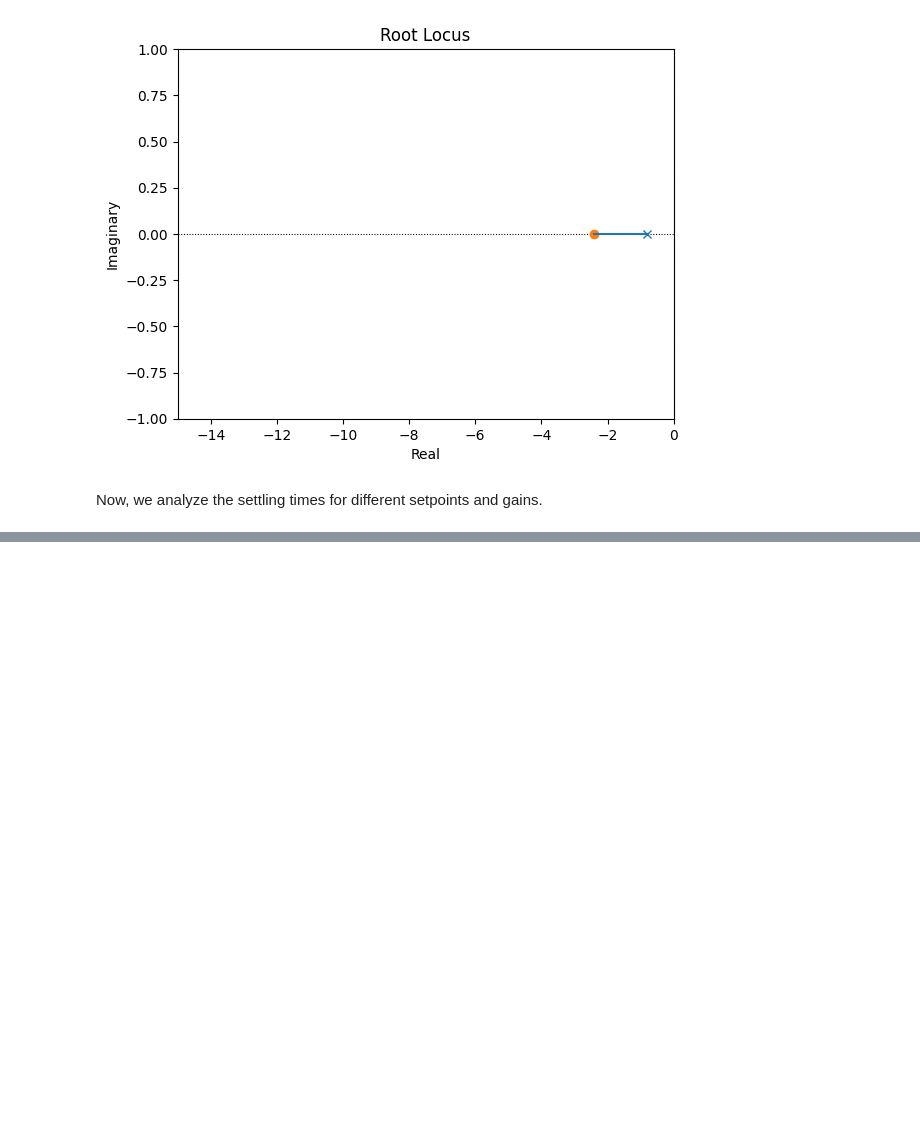
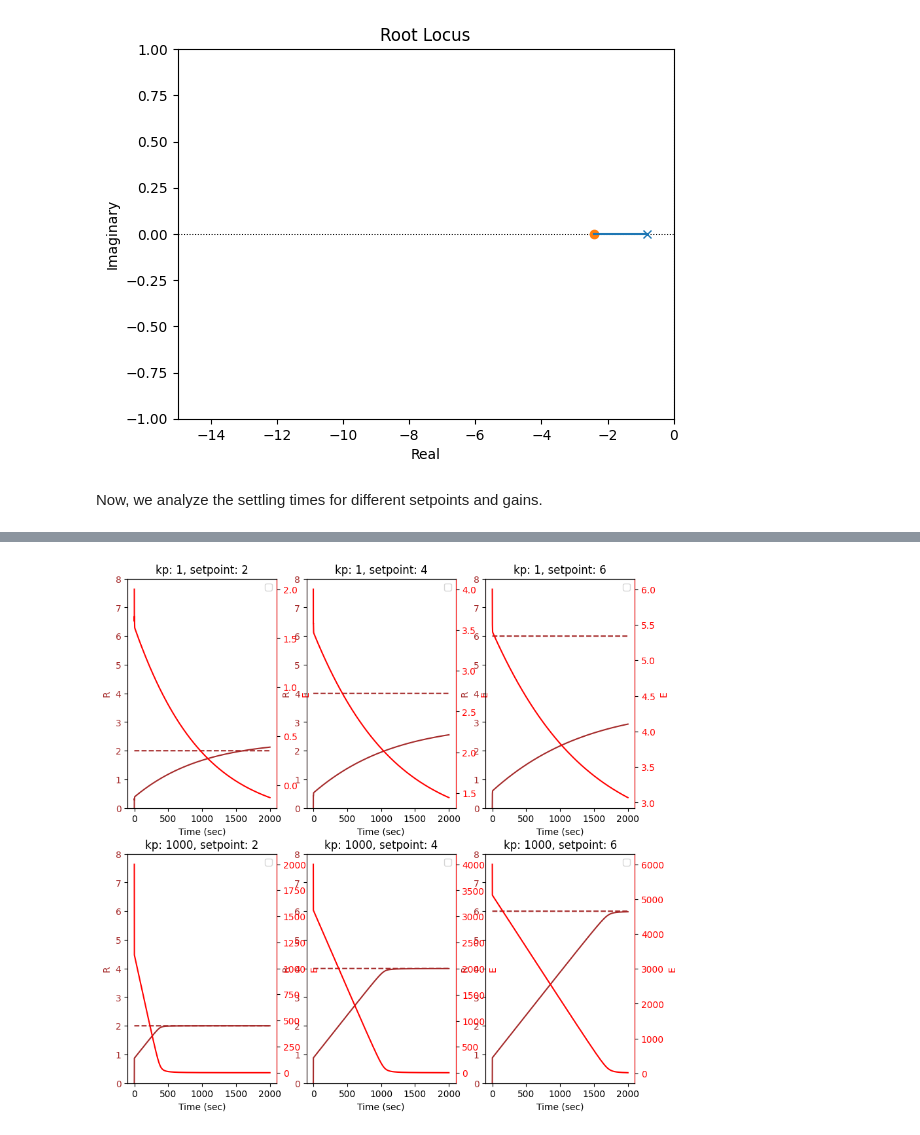
Before and after one commit to ModelEngineering/controlSBML, a Jupyter notebook: examples/Analysis-of-Hepatitus-B.ipynb, the cells around one changed output, grey strips where cells are left out. Drawn from its saved outputs; the diff is of its cells as text; code cells hidden in the pictures; blank space fills up the shorter version.

```diff
--- a/examples/Analysis-of-Hepatitus-B.ipynb
+++ b/examples/Analysis-of-Hepatitus-B.ipynb
@@ -105,9 +85,3 @@ _ = control.rlocus(TRANSFER_FUNCTION, xlim=[-15, 0], grid=False)
 [figure]
 # %% [markdown]
 Now, we analyze the settling times for different setpoints and gains.
-# %%
-TIMES = np.linspace(0, 2000, 40000)
-for kp in [1, 1000]:
-    for setpoint in [2, 4, 6]:
-        ts, builder = CTLSB.plotClosedLoop(setpoint=setpoint, kp=kp, kf=None, figsize=(2,2),
-                                           times=TIMES, ylim=[0, 8], title="setpoint: %d, kp: %d" % (setpoint, kp))
@@ -120,0 +88,15 @@ for kp in [1, 1000]:
+# %%
+TIMES = np.linspace(0, 2000, 40000)
+_, axes = plt.subplots(2, 3)
+irow = -1
+for kp in [1, 1000]:
+    irow += 1
+    icol = -1
+    for setpoint in [2, 4, 6]:
+        icol += 1
+        ts, builder = CTLSB.plotClosedLoop(setpoint=setpoint, kp=kp, kf=None, figsize=(10, 10),
+                                           times=TIMES, ylim=[0, 8], title="kp: %d, setpoint: %d" % (kp, setpoint), ax=axes[irow, icol],
+                                          is_plot=False)
+plt.show()
+# %% [output]
+[figure, added]
```
Also changed, not shown: parts of 2 cells of this notebook, 4 other files.
